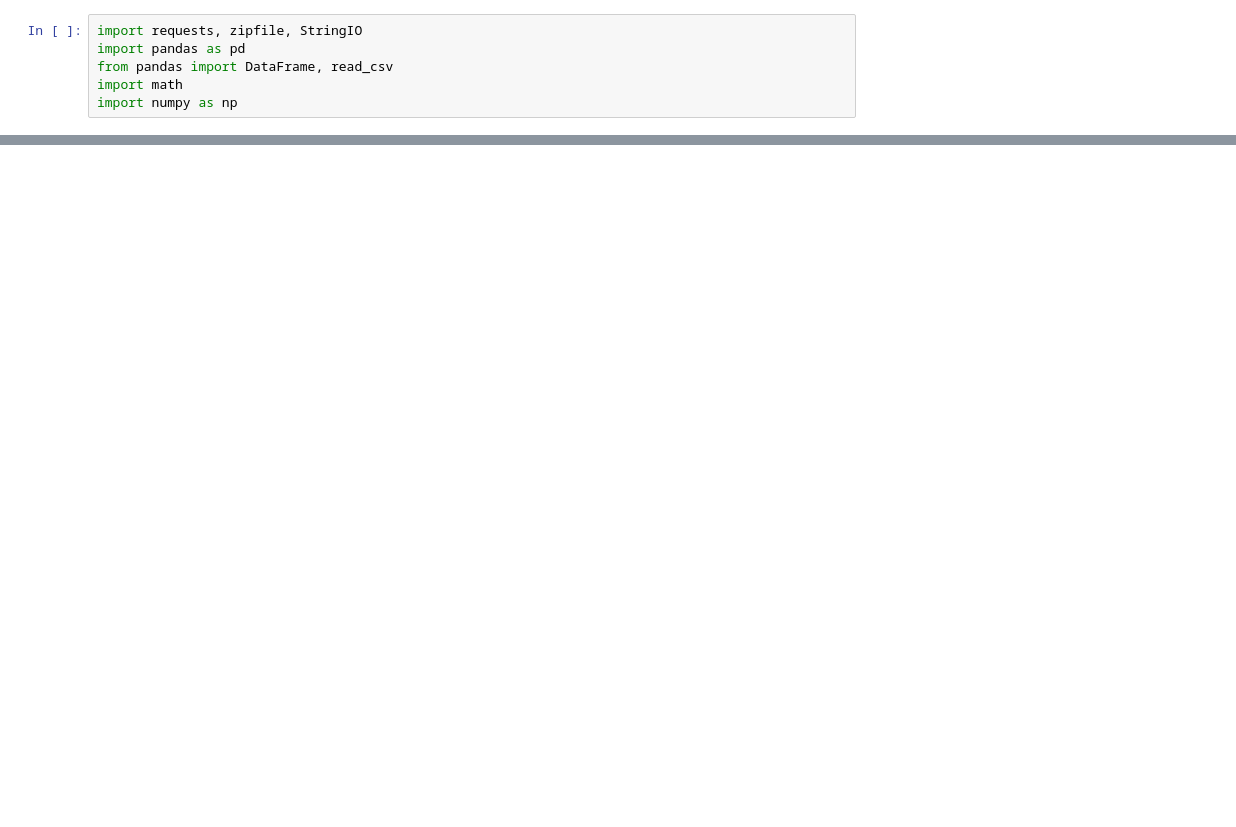
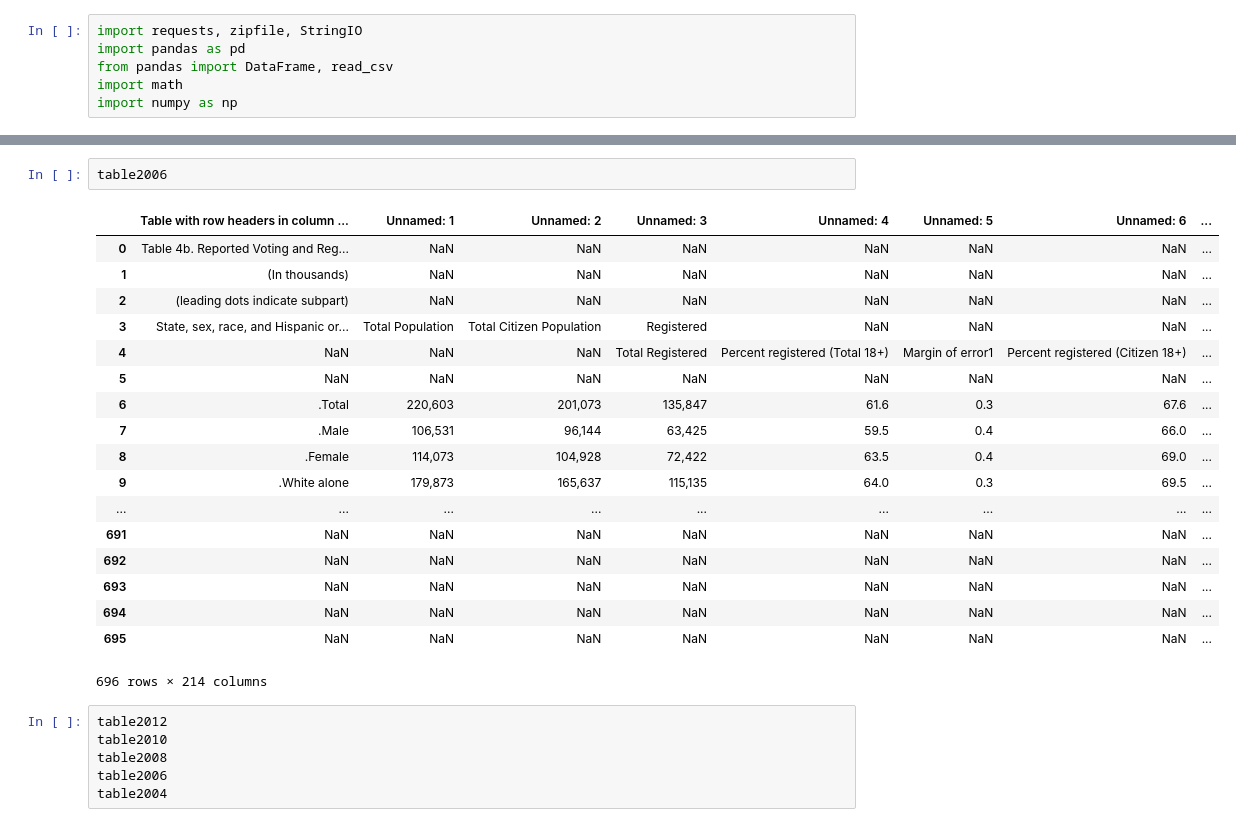
Before and after one commit to meenaboppana/voterid, a Jupyter notebook: Reading Data 0 (11.23).ipynb, the cells around one changed output, grey strips where cells are left out. Cells and saved outputs as stored; diff of their text form; blank space fills up the shorter version.

```diff
--- a/Reading Data 0 (11.23).ipynb
+++ b/Reading Data 0 (11.23).ipynb
@@ -31,0 +57,27 @@ stateDict['ARKANSAS']
+# %%
+table2006
+# %% [output]
+|  | Table with row headers in column ... | Unnamed: 1 | Unnamed: 2 | Unnamed: 3 | Unnamed: 4 | Unnamed: 5 | Unnamed: 6 | ... |
+| 0 | Table 4b. Reported Voting and Reg... | NaN | NaN | NaN | NaN | NaN | NaN | ... |
+| 1 | (In thousands) | NaN | NaN | NaN | NaN | NaN | NaN | ... |
+| 2 | (leading dots indicate subpart) | NaN | NaN | NaN | NaN | NaN | NaN | ... |
+| 3 | State, sex, race, and Hispanic or... | Total Population | Total Citizen Population | Registered | NaN | NaN | NaN | ... |
+| 4 | NaN | NaN | NaN | Total Registered | Percent registered (Total 18+) | Margin of error1 | Percent registered (Citizen 18+) | ... |
+| 5 | NaN | NaN | NaN | NaN | NaN | NaN | NaN | ... |
+| 6 | .Total | 220,603 | 201,073 | 135,847 | 61.6 | 0.3 | 67.6 | ... |
+| 7 | .Male | 106,531 | 96,144 | 63,425 | 59.5 | 0.4 | 66.0 | ... |
+| 8 | .Female | 114,073 | 104,928 | 72,422 | 63.5 | 0.4 | 69.0 | ... |
+| 9 | .White alone | 179,873 | 165,637 | 115,135 | 64.0 | 0.3 | 69.5 | ... |
+| ... | ... | ... | ... | ... | ... | ... | ... | ... |
+| 691 | NaN | NaN | NaN | NaN | NaN | NaN | NaN | ... |
+| 692 | NaN | NaN | NaN | NaN | NaN | NaN | NaN | ... |
+| 693 | NaN | NaN | NaN | NaN | NaN | NaN | NaN | ... |
+| 694 | NaN | NaN | NaN | NaN | NaN | NaN | NaN | ... |
+| 695 | NaN | NaN | NaN | NaN | NaN | NaN | NaN | ... |
+696 rows × 214 columns
+# %%
+table2012
+table2010
+table2008
+table2006
+table2004
```
Also changed, not shown: parts of 8 cells of this notebook.
